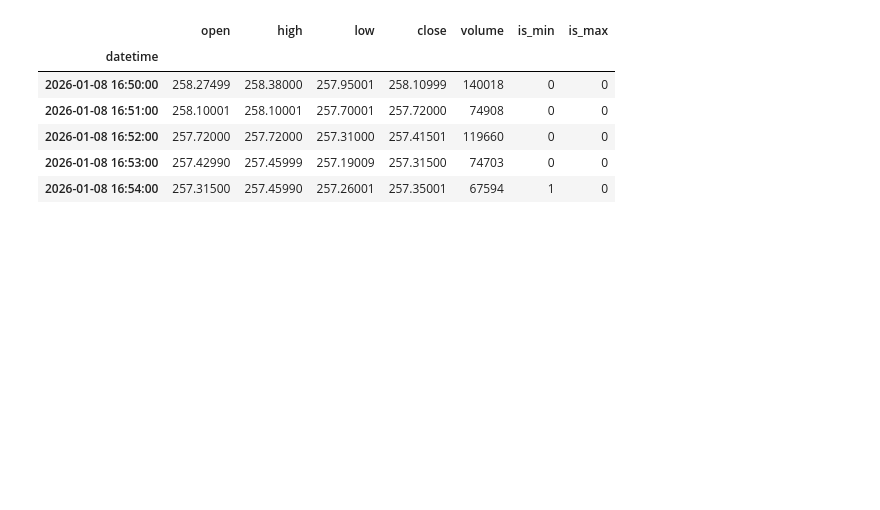
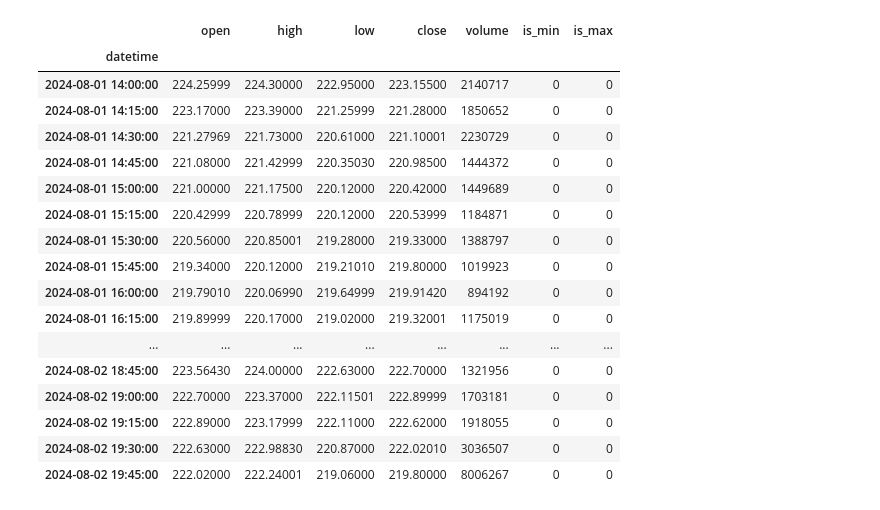
Before and after one commit to Doughnutik/Trading-Signals-Using-Fractal-and-Chaotic-Time-Series-Analysis, a Jupyter notebook: draw_graph.ipynb, the cells around one changed output. Saved outputs shown, nothing was run; the diff lists cells and outputs as text; code cells hidden in the pictures; blank space fills up the shorter version.

```diff
--- a/draw_graph.ipynb
+++ b/draw_graph.ipynb
@@ -23,14 +23,25 @@ Data columns (total 7 columns):
 dtypes: float64(4), int64(3)
 memory usage: 625.0 KB
 # %%
-df.head(5)
+df[22:72]
 # %% [output]
 |  | open | high | low | close | volume | is_min | is_max |
 | datetime |  |  |  |  |  |  |  |
-| 2026-01-08 16:50:00 | 258.27499 | 258.38000 | 257.95001 | 258.10999 | 140018 | 0 | 0 |
-| 2026-01-08 16:51:00 | 258.10001 | 258.10001 | 257.70001 | 257.72000 | 74908 | 0 | 0 |
-| 2026-01-08 16:52:00 | 257.72000 | 257.72000 | 257.31000 | 257.41501 | 119660 | 0 | 0 |
-| 2026-01-08 16:53:00 | 257.42990 | 257.45999 | 257.19009 | 257.31500 | 74703 | 0 | 0 |
-| 2026-01-08 16:54:00 | 257.31500 | 257.45990 | 257.26001 | 257.35001 | 67594 | 1 | 0 |
+| 2024-08-01 14:00:00 | 224.25999 | 224.30000 | 222.95000 | 223.15500 | 2140717 | 0 | 0 |
+| 2024-08-01 14:15:00 | 223.17000 | 223.39000 | 221.25999 | 221.28000 | 1850652 | 0 | 0 |
+| 2024-08-01 14:30:00 | 221.27969 | 221.73000 | 220.61000 | 221.10001 | 2230729 | 0 | 0 |
+| 2024-08-01 14:45:00 | 221.08000 | 221.42999 | 220.35030 | 220.98500 | 1444372 | 0 | 0 |
+| 2024-08-01 15:00:00 | 221.00000 | 221.17500 | 220.12000 | 220.42000 | 1449689 | 0 | 0 |
+| 2024-08-01 15:15:00 | 220.42999 | 220.78999 | 220.12000 | 220.53999 | 1184871 | 0 | 0 |
+| 2024-08-01 15:30:00 | 220.56000 | 220.85001 | 219.28000 | 219.33000 | 1388797 | 0 | 0 |
+| 2024-08-01 15:45:00 | 219.34000 | 220.12000 | 219.21010 | 219.80000 | 1019923 | 0 | 0 |
+| 2024-08-01 16:00:00 | 219.79010 | 220.06990 | 219.64999 | 219.91420 | 894192 | 0 | 0 |
+| 2024-08-01 16:15:00 | 219.89999 | 220.17000 | 219.02000 | 219.32001 | 1175019 | 0 | 0 |
+| ... | ... | ... | ... | ... | ... | ... | ... |
+| 2024-08-02 18:45:00 | 223.56430 | 224.00000 | 222.63000 | 222.70000 | 1321956 | 0 | 0 |
+| 2024-08-02 19:00:00 | 222.70000 | 223.37000 | 222.11501 | 222.89999 | 1703181 | 0 | 0 |
+| 2024-08-02 19:15:00 | 222.89000 | 223.17999 | 222.11000 | 222.62000 | 1918055 | 0 | 0 |
+| 2024-08-02 19:30:00 | 222.63000 | 222.98830 | 220.87000 | 222.02010 | 3036507 | 0 | 0 |
+| 2024-08-02 19:45:00 | 222.02000 | 222.24001 | 219.06000 | 219.80000 | 8006267 | 0 | 0 |
 # %%
 mpf.plot(
```
Also changed, not shown: parts of 2 cells of this notebook, 3 other files.
